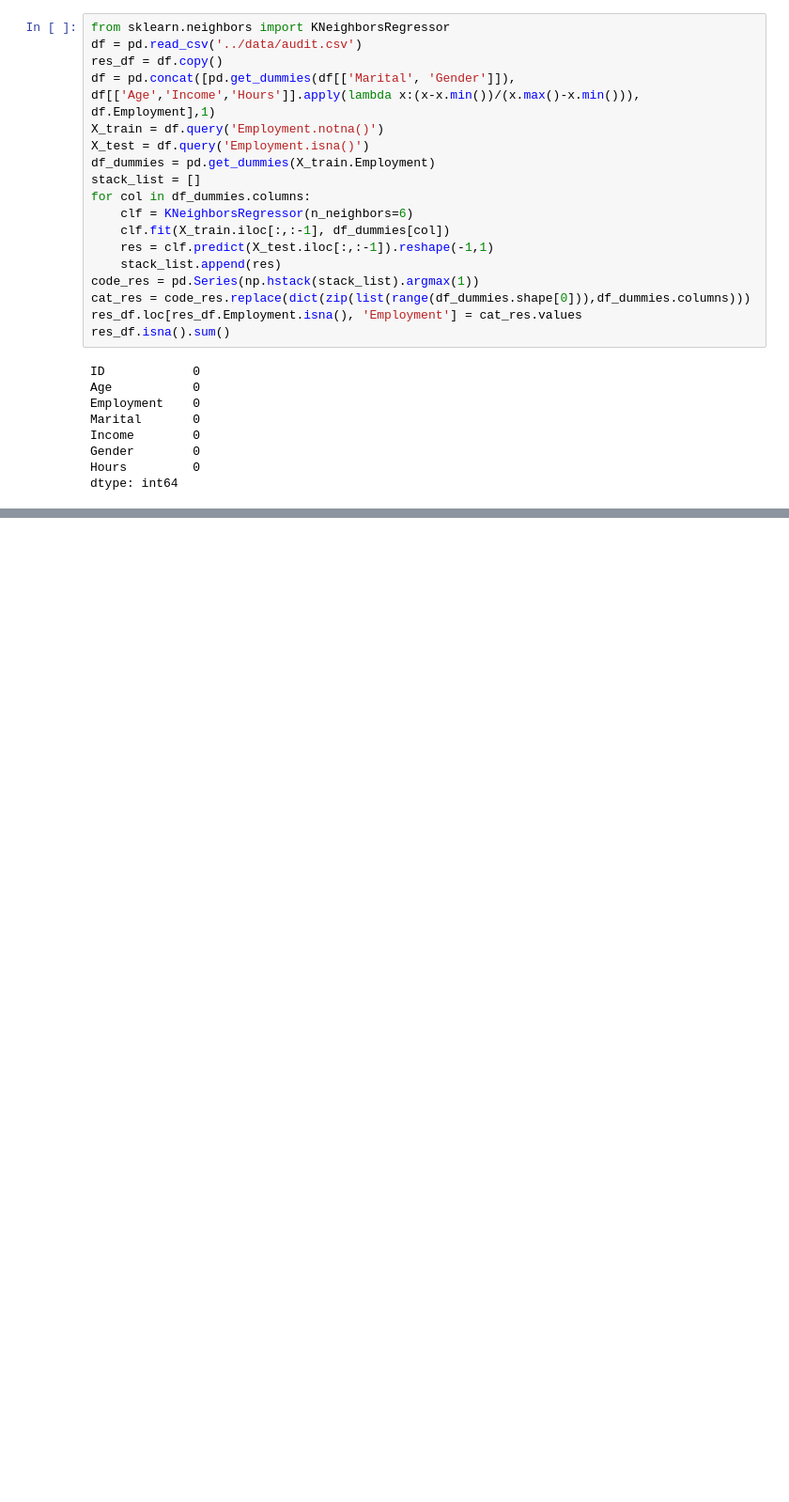
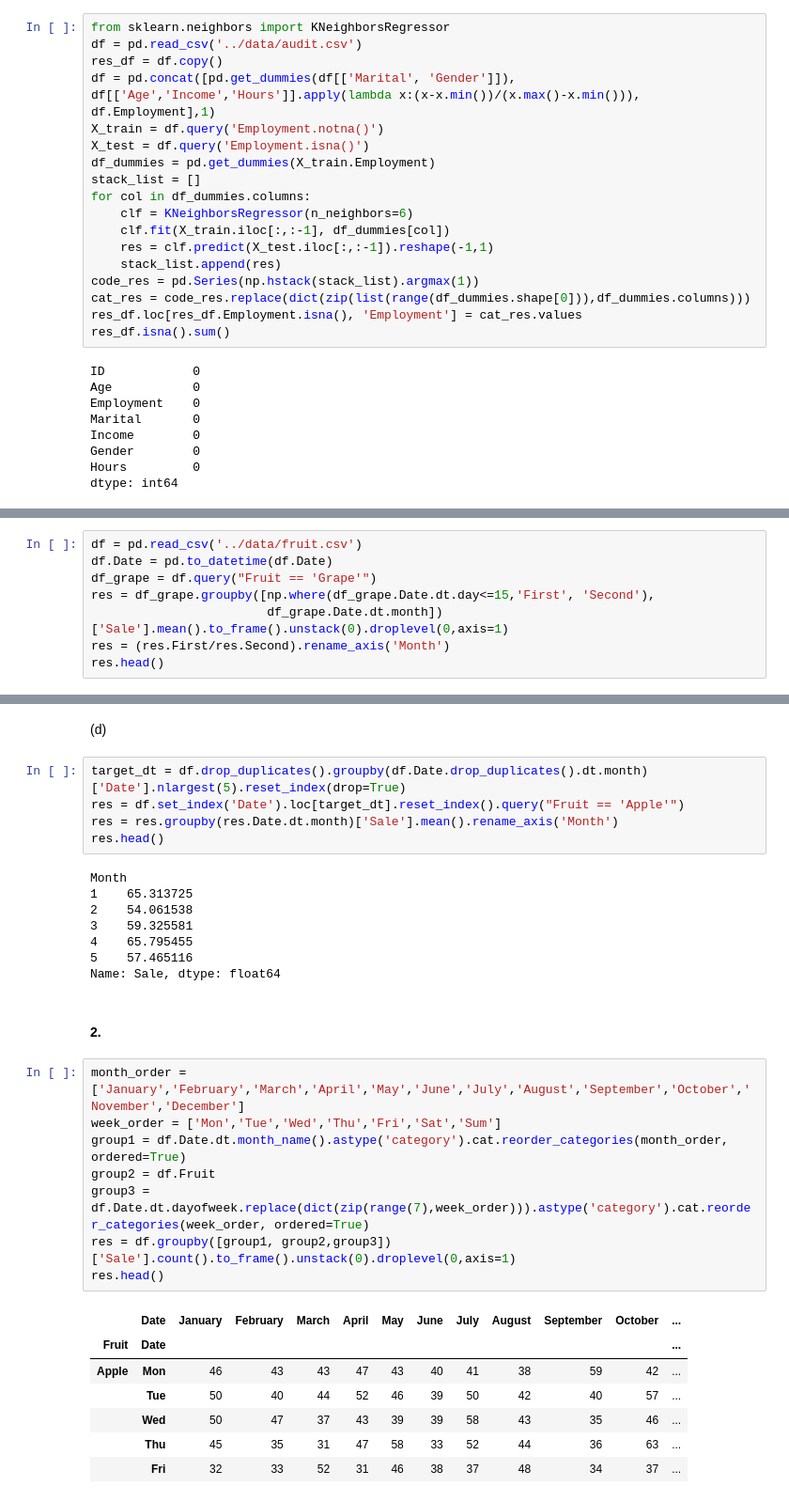
Before and after one commit to datawhalechina/joyful-pandas, a Jupyter notebook: notebook/参考答案.ipynb, the cells around one changed output, grey strips where cells are left out. Shown: that part at 94% size. Saved outputs shown, nothing was run; the diff lists cells and outputs as text; blank space fills up the shorter version.

```diff
--- a/notebook/参考答案.ipynb
+++ b/notebook/参考答案.ipynb
@@ -701,0 +986,8 @@ dtype: int64
+# %%
+df = pd.read_csv('../data/fruit.csv')
+df.Date = pd.to_datetime(df.Date)
+df_grape = df.query("Fruit == 'Grape'")
+res = df_grape.groupby([np.where(df_grape.Date.dt.day<=15,'First', 'Second'),
+                        df_grape.Date.dt.month])['Sale'].mean().to_frame().unstack(0).droplevel(0,axis=1)
+res = (res.First/res.Second).rename_axis('Month')
+res.head()
@@ -701,0 +1026,33 @@ dtype: int64
+# %% [markdown]
+(d)
+# %%
+target_dt = df.drop_duplicates().groupby(df.Date.drop_duplicates().dt.month)['Date'].nlargest(5).reset_index(drop=True)
+res = df.set_index('Date').loc[target_dt].reset_index().query("Fruit == 'Apple'")
+res = res.groupby(res.Date.dt.month)['Sale'].mean().rename_axis('Month')
+res.head()
+# %% [output]
+Month
+1    65.313725
+2    54.061538
+3    59.325581
+4    65.795455
+5    57.465116
+Name: Sale, dtype: float64
+# %% [markdown]
+#### 2.
+# %%
+month_order = ['January','February','March','April','May','June','July','August','September','October','November','December']
+week_order = ['Mon','Tue','Wed','Thu','Fri','Sat','Sum']
+group1 = df.Date.dt.month_name().astype('category').cat.reorder_categories(month_order, ordered=True)
+group2 = df.Fruit
+group3 = df.Date.dt.dayofweek.replace(dict(zip(range(7),week_order))).astype('category').cat.reorder_categories(week_order, ordered=True)
+res = df.groupby([group1, group2,group3])['Sale'].count().to_frame().unstack(0).droplevel(0,axis=1)
+res.head()
+# %% [output]
+|  | Date | January | February | March | April | May | June | July | August | September | October | ... |
+| Fruit | Date |  |  |  |  |  |  |  |  |  |  | ... |
+| Apple | Mon | 46 | 43 | 43 | 47 | 43 | 40 | 41 | 38 | 59 | 42 | ... |
+|  | Tue | 50 | 40 | 44 | 52 | 46 | 39 | 50 | 42 | 40 | 57 | ... |
+|  | Wed | 50 | 47 | 37 | 43 | 39 | 39 | 58 | 43 | 35 | 46 | ... |
+|  | Thu | 45 | 35 | 31 | 47 | 58 | 33 | 52 | 44 | 36 | 63 | ... |
+|  | Fri | 32 | 33 | 52 | 31 | 46 | 38 | 37 | 48 | 34 | 37 | ... |
```
Also changed, not shown: parts of 58 cells of this notebook, 1 other file.
